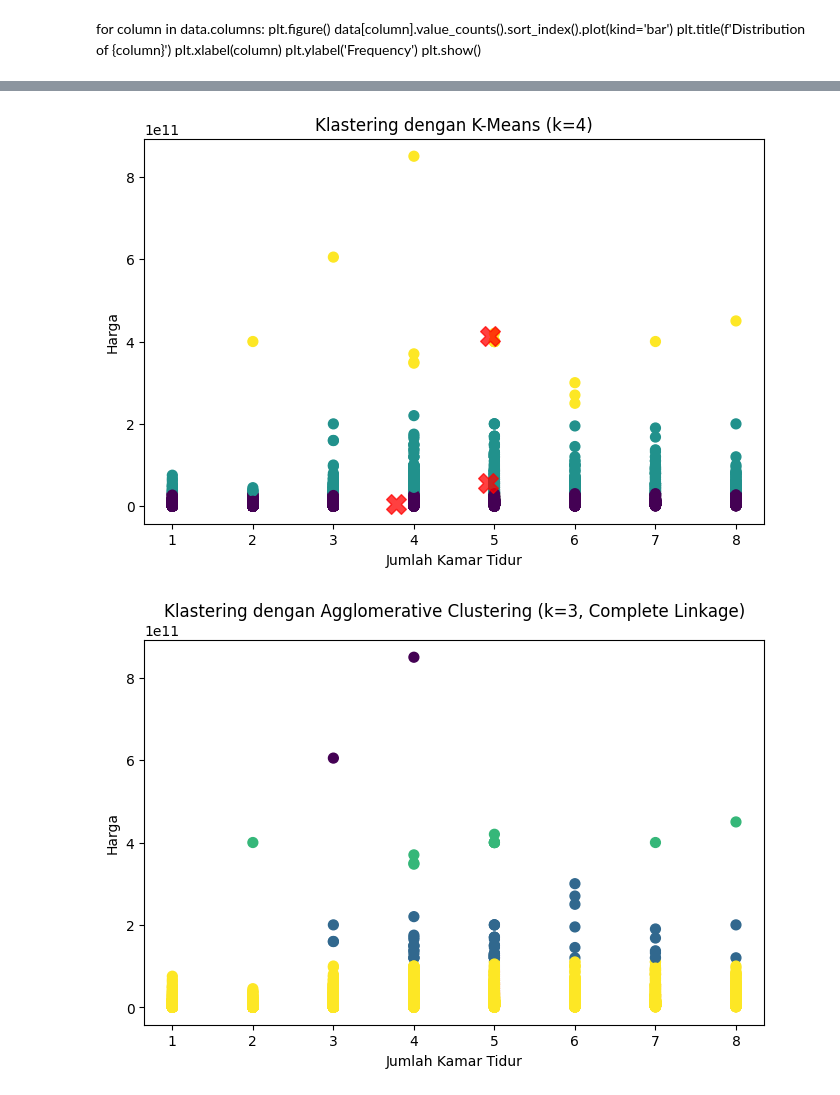
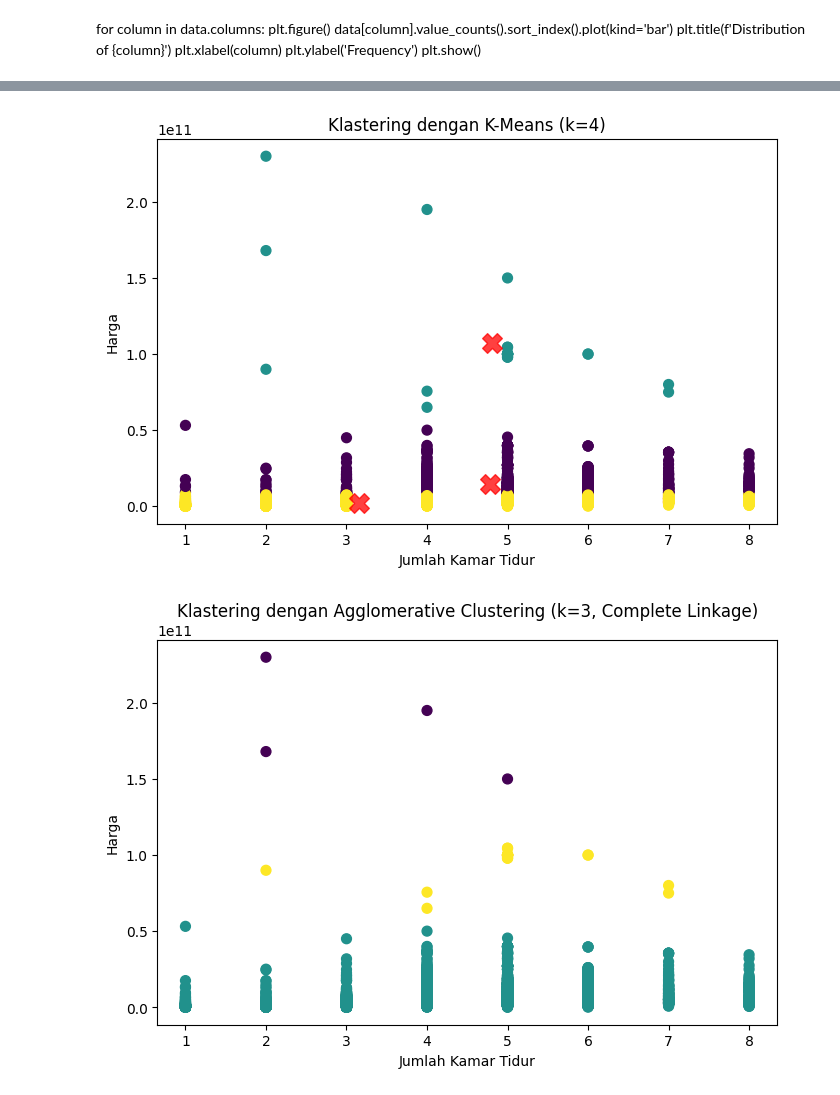
Before and after one commit to mutiarasny/project-prediksi-harga-properti, a Jupyter notebook: pbl.ipynb, the cells around one changed output, grey strips where cells are left out. Drawn from its saved outputs; the diff is of its cells as text; code cells hidden in the pictures.

```diff
--- a/pbl.ipynb
+++ b/pbl.ipynb
@@ -13,7 +13,7 @@ dataset.head()
 | 3 | 38000000000 | 600 | 1028 | 5.0 | 4 | 4 | 2.932825 | Jakarta | Jakarta Pusat | Kemayoran | ... |
 | 4 | 1800000000 | 150 | 180 | 3.0 | 2 | 0 | 0.586065 | Jawa Timur | Sidoarjo | Sidoarjo | ... |
 # %%
-jatim = dataset[dataset['province'] == 'Jakarta']
+jatim = dataset[dataset['province'] == 'Banten']
 jatim
 # %% [output]
 |  | price | buildingSize | landSize | bedRooms | bathRooms | garages | z | province | city | district | ... |
@@ -32,5 +32,5 @@ jatim
 # %%
-data = jatim.iloc[:50000]
+data = jatim.iloc[:45000]
 data
 # %% [output]
 |  | price | buildingSize | landSize | bedRooms | bathRooms | garages | z | province | city | district | ... |
@@ -227,30 +227,30 @@ plt.ylabel('Harga')
 plt.title('Klastering dengan K-Means (k=4)')
 plt.show()
 # %% [output]
-[figure, old version]
+[figure, new version]
 # %%
 import numpy as np
 import pandas as pd
 import matplotlib.pyplot as plt
 from sklearn.cluster import AgglomerativeClustering
 
 # Pilih fitur yang relevan untuk klastering
 # Pastikan variabel data sudah didefinisikan sebelumnya
 X = data[['bedRooms', 'price', 'buildingSize', 'landSize', 'bathRooms', 'garages']].values
 
 # Menjalankan Agglomerative Clustering dengan jumlah cluster = 3 dan complete linkage
-agglomerative = AgglomerativeClustering(n_clusters=4, linkage='complete')
+agglomerative = AgglomerativeClustering(n_clusters=3, linkage='complete')
 labels = agglomerative.fit_predict(X)
 
 # Visualisasi hasil klastering
 plt.figure(figsize=(8, 5))
 plt.scatter(X[:, 0], X[:, 1], c=labels, s=50, cmap='viridis')
 plt.xlabel('Jumlah Kamar Tidur')
 plt.ylabel('Harga')
 plt.title('Klastering dengan Agglomerative Clustering (k=3, Complete Linkage)')
 plt.show()
 # %% [output]
-[figure, old version]
+[figure, new version]
 # %%
 # Mendapatkan label cluster untuk setiap data point
 data['cluster'] = labels
```
Also changed, not shown: parts of 9 cells of this notebook, 1 other file.
